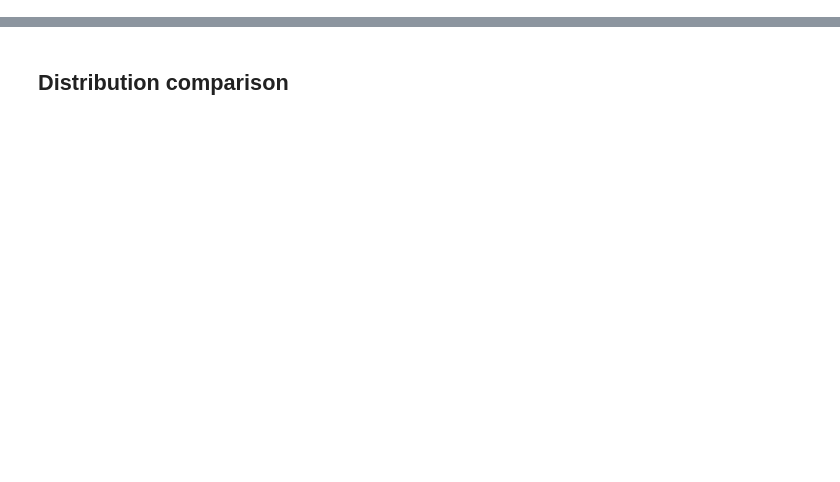
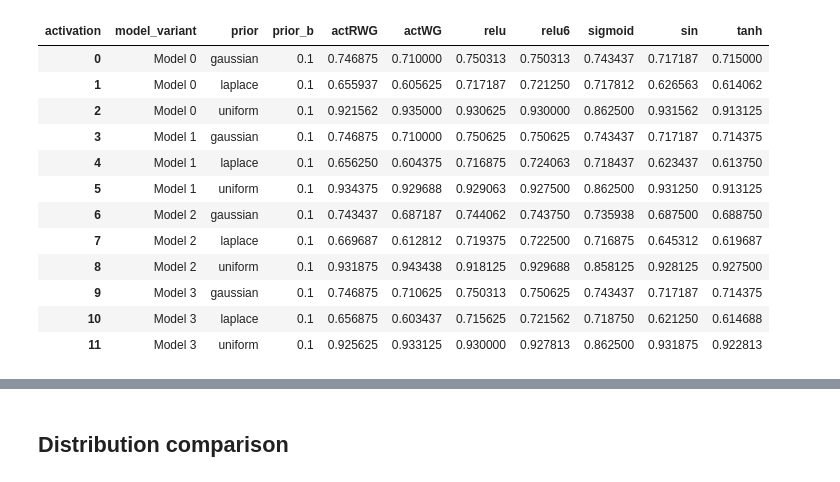
Before and after one commit to putawararevalda/bnnexperimentation, a Jupyter notebook: shipsnet_train_analysis_new_uniform.ipynb, the cells around one changed output, grey strips where cells are left out. Drawn from its saved outputs; the diff is of its cells as text; code cells hidden in the pictures; blank space fills up the shorter version.

```diff
--- a/shipsnet_train_analysis_new_uniform.ipynb
+++ b/shipsnet_train_analysis_new_uniform.ipynb
@@ -4 +7,6 @@ import os
+# %%
+model_to_check_list = ['results_shipsnet_v02_00',
+                       'results_shipsnet_v02_01',
+                       'results_shipsnet_v02_02',
+                       'results_shipsnet_v02_03',]
 # %%
@@ -6,0 +228,25 @@ train_results_dir = os.path.join('results_shipsnet_new_uniform',model_to_check)
+# %%
+all_model_best_acc_df_pivot = all_model_best_train_acc_df[all_model_best_train_acc_df['prior_b']==0.10000000149011612]
+all_model_best_acc_df_pivot = all_model_best_acc_df_pivot.pivot_table(index=['model_variant', 'prior', 'prior_b'], columns='activation', values='best_acc')
+all_model_best_acc_df_pivot = all_model_best_acc_df_pivot.reset_index()
+all_model_best_acc_df_pivot['model_variant'] = all_model_best_acc_df_pivot['model_variant'].map({
+    'results_shipsnet_v02_00': 'Model 0',
+    'results_shipsnet_v02_01': 'Model 1',
+    'results_shipsnet_v02_02': 'Model 2',
+    'results_shipsnet_v02_03': 'Model 3'
+})
+all_model_best_acc_df_pivot
+# %% [output]
+| activation | model_variant | prior | prior_b | actRWG | actWG | relu | relu6 | sigmoid | sin | tanh |
+| 0 | Model 0 | gaussian | 0.1 | 0.746875 | 0.710000 | 0.750313 | 0.750313 | 0.743437 | 0.717187 | 0.715000 |
+| 1 | Model 0 | laplace | 0.1 | 0.655937 | 0.605625 | 0.717187 | 0.721250 | 0.717812 | 0.626563 | 0.614062 |
+| 2 | Model 0 | uniform | 0.1 | 0.921562 | 0.935000 | 0.930625 | 0.930000 | 0.862500 | 0.931562 | 0.913125 |
+| 3 | Model 1 | gaussian | 0.1 | 0.746875 | 0.710000 | 0.750625 | 0.750625 | 0.743437 | 0.717187 | 0.714375 |
+| 4 | Model 1 | laplace | 0.1 | 0.656250 | 0.604375 | 0.716875 | 0.724063 | 0.718437 | 0.623437 | 0.613750 |
+| 5 | Model 1 | uniform | 0.1 | 0.934375 | 0.929688 | 0.929063 | 0.927500 | 0.862500 | 0.931250 | 0.913125 |
+| 6 | Model 2 | gaussian | 0.1 | 0.743437 | 0.687187 | 0.744062 | 0.743750 | 0.735938 | 0.687500 | 0.688750 |
+| 7 | Model 2 | laplace | 0.1 | 0.669687 | 0.612812 | 0.719375 | 0.722500 | 0.716875 | 0.645312 | 0.619687 |
+| 8 | Model 2 | uniform | 0.1 | 0.931875 | 0.943438 | 0.918125 | 0.929688 | 0.858125 | 0.928125 | 0.927500 |
+| 9 | Model 3 | gaussian | 0.1 | 0.746875 | 0.710625 | 0.750313 | 0.750625 | 0.743437 | 0.717187 | 0.714375 |
+| 10 | Model 3 | laplace | 0.1 | 0.656875 | 0.603437 | 0.715625 | 0.721562 | 0.718750 | 0.621250 | 0.614688 |
+| 11 | Model 3 | uniform | 0.1 | 0.925625 | 0.933125 | 0.930000 | 0.927813 | 0.862500 | 0.931875 | 0.922813 |
```
Also changed, not shown: parts of 42 cells of this notebook, 5 other files.
